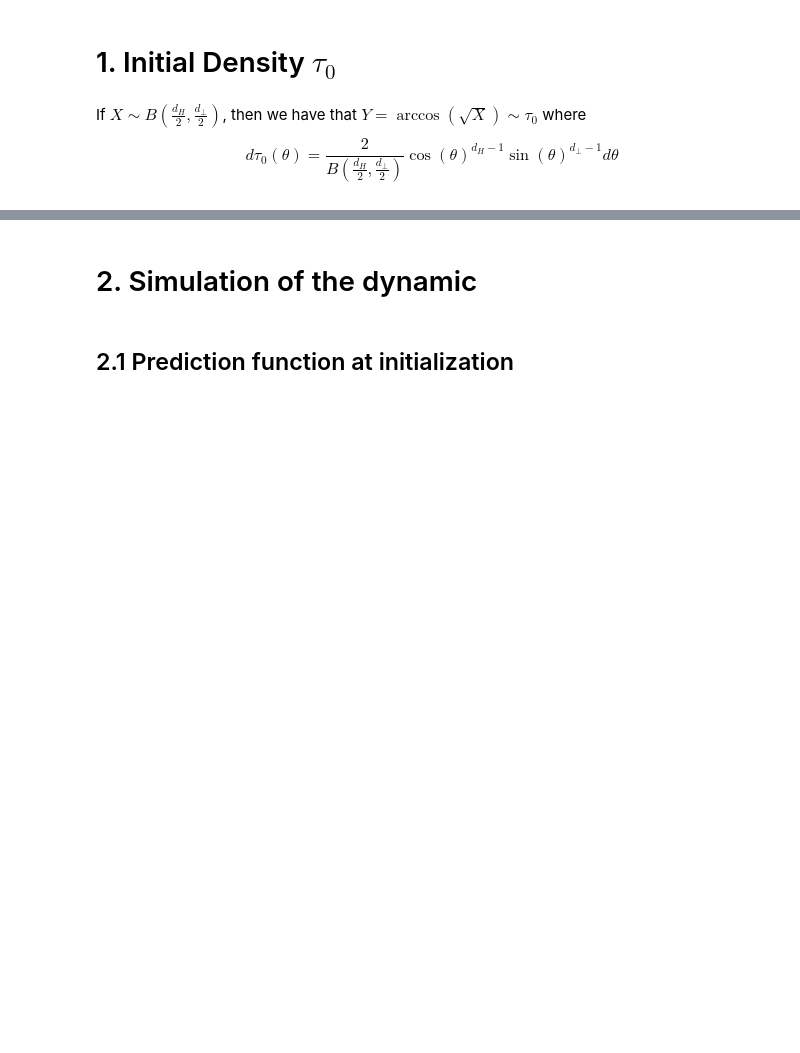
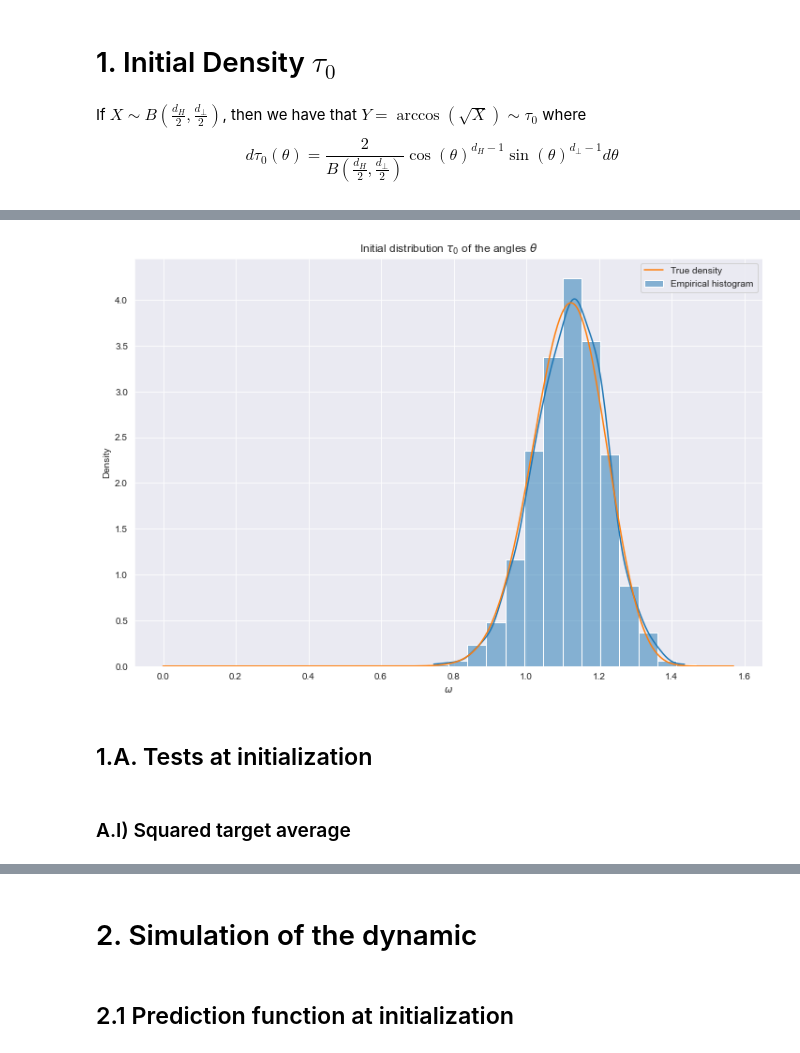
Before and after one commit to karl-hajjar/learning-structure, a Jupyter notebook: learning-structure/notebooks/1d-angles-simulation.ipynb, the cells around one changed output, grey strips where cells are left out. Drawn from its saved outputs; the diff is of its cells as text; code cells hidden in the pictures; blank space fills up the shorter version.

```diff
--- a/learning-structure/notebooks/1d-angles-simulation.ipynb
+++ b/learning-structure/notebooks/1d-angles-simulation.ipynb
@@ -85,0 +129,20 @@ signs = np.copy(initial_cs)
+# %%
+theta_grid = np.linspace(start=0., stop=np.pi/2, num=num, endpoint=True)
+colors = sns.color_palette()
+
+data = pd.DataFrame(columns=['$\\omega$'])
+data['$\\omega$'] = omegas
+
+plt.figure(figsize=(12, 8))
+sns.histplot(data, x='$\\omega$', stat='density', kde=True, binrange=(0., np.pi/2), bins=30,
+             label='Empirical histogram')
+plt.plot(theta_grid, tau_0_density(theta_grid), color=colors[1], label='True density')
+plt.title('Initial distribution $\\tau_0$ of the angles $\\theta$')
+plt.legend()
+plt.show()
+# %% [output]
+[figure, added]
+# %% [markdown]
+## 1.A. Tests at initialization
+# %% [markdown]
+### A.I) Squared target average
```
Also changed, not shown: parts of 60 cells of this notebook, 2 other files.
